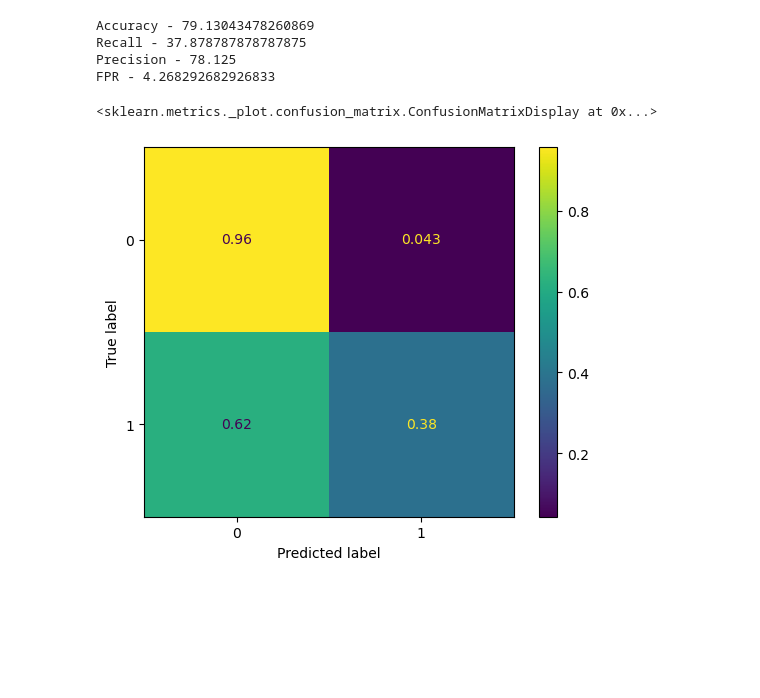
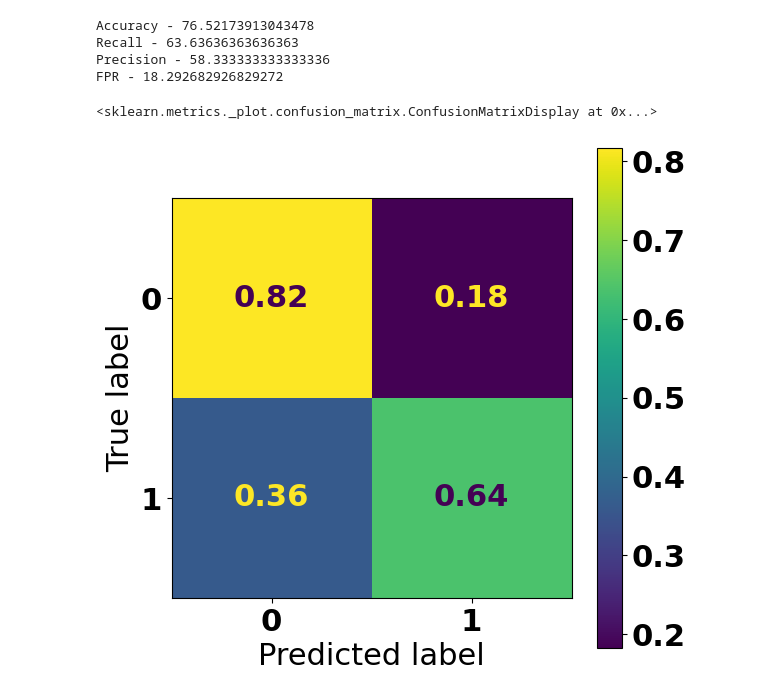
Before and after one commit to meenakshsundaram/AIML, a Jupyter notebook: DecisionTrees/src/diabetes/preprocessing.ipynb, the cells around one changed output. Drawn from its saved outputs; the diff is of its cells as text; code cells hidden in the pictures; blank space fills up the shorter version.

```diff
--- a/DecisionTrees/src/diabetes/preprocessing.ipynb
+++ b/DecisionTrees/src/diabetes/preprocessing.ipynb
@@ -65,25 +94,27 @@ Average variance: 0.212
 # %%
-dtree = DecisionTreeClassifier(random_state=RANDOM_SEED,criterion=criterion,max_depth=2,class_weight=class_weight)
+dtree = DecisionTreeClassifier(random_state=RANDOM_SEED,criterion=criterion,max_depth=4,class_weight=class_weight)
 dtree.fit(train_x_df,train_y_df)
 pred_test_y=dtree.predict(test_x_df)
 proba_test_y = dtree.predict_proba(test_x_df)
 
 Accuracy= 100*metrics.accuracy_score(test_y_df,pred_test_y)
 Recall=100*metrics.recall_score(test_y_df,pred_test_y)
 Precision= 100*metrics.precision_score(test_y_df,pred_test_y)
 FPR = 100*(1-metrics.recall_score(test_y_df,pred_test_y,pos_label=0))
 print(f"Accuracy - {Accuracy}")
 print(f"Recall - {Recall}")
 print(f"Precision - {Precision}")
 print(f"FPR - {FPR}")
-metrics.ConfusionMatrixDisplay.from_predictions(test_y_df,pred_test_y,normalize='true')
+fig=plt.figure(figsize=[5,5])
+ax = fig.add_axes([0,0,1,1])
+metrics.ConfusionMatrixDisplay.from_predictions(test_y_df,pred_test_y,normalize='true',ax=ax)
 # %% [output]
-Accuracy - 79.13043478260869
-Recall - 37.878787878787875
-Precision - 78.125
-FPR - 4.268292682926833
+Accuracy - 76.52173913043478
+Recall - 63.63636363636363
+Precision - 58.333333333333336
+FPR - 18.292682926829272
 <sklearn.metrics._plot.confusion_matrix.ConfusionMatrixDisplay at 0x...>
-[figure, old version]
+[figure, new version]
 # %%
 
 rocDisplay = metrics.RocCurveDisplay.from_predictions(test_y_df,proba_test_y[:,1])
```
Also changed, not shown: parts of 11 cells of this notebook, 5 other files.
